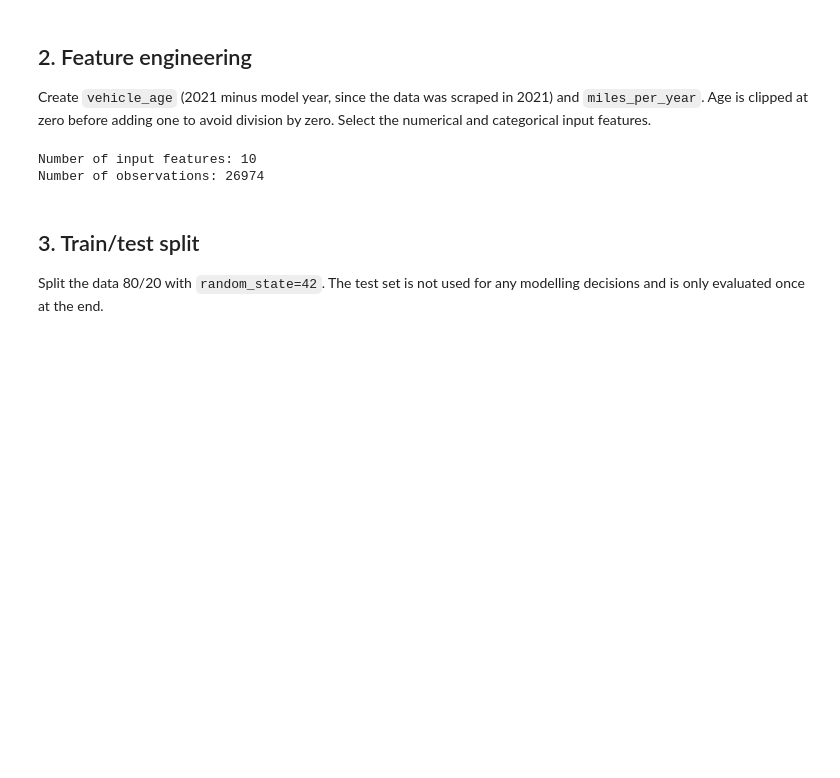
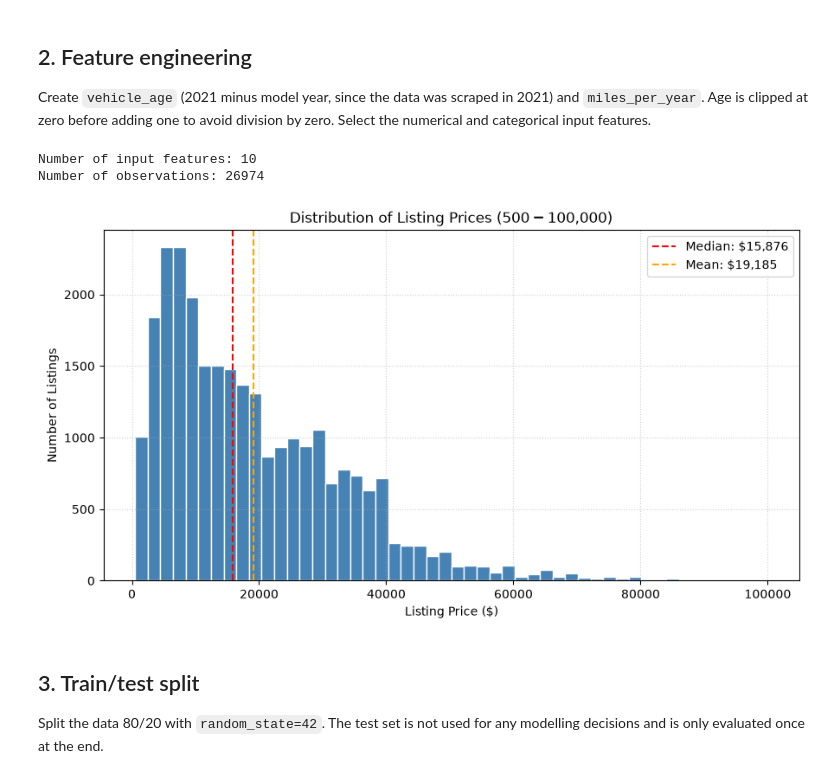
Before and after one commit to Fergus1101/CT4101-Craigslist-Car-Price-Prediction, a Jupyter notebook: notebooks/03_model_comparison_and_evaluation.ipynb, the cells around one changed output. Saved outputs shown, nothing was run; the diff lists cells and outputs as text; code cells hidden in the pictures; blank space fills up the shorter version.

Commit message:
adding historgram to see distribution of vehicle prices after cleaning

```diff
--- a/notebooks/03_model_comparison_and_evaluation.ipynb
+++ b/notebooks/03_model_comparison_and_evaluation.ipynb
@@ -90,6 +90,23 @@ print(f"Number of observations: {X.shape[0]}")
 # %% [output]
 Number of input features: 10
 Number of observations: 26974
+# %%
+# Distribution of listing prices after filtering
+plt.figure(figsize=(9, 5))
+plt.hist(df_clean['price'], bins=50, color='steelblue', edgecolor='white')
+plt.axvline(df_clean['price'].median(), color='red', linestyle='--', linewidth=1.5,
+            label=f"Median: ${df_clean['price'].median():,.0f}")
+plt.axvline(df_clean['price'].mean(), color='orange', linestyle='--', linewidth=1.5,
+            label=f"Mean: ${df_clean['price'].mean():,.0f}")
+plt.xlabel("Listing Price ($)")
+plt.ylabel("Number of Listings")
+plt.title("Distribution of Listing Prices ($500 - $100,000)")
+plt.legend()
+plt.grid(True, linestyle=':', alpha=0.6)
+plt.tight_layout()
+plt.show()
+# %% [output]
+[figure, added]
 # %% [markdown]
 ## 3. Train/test split
 Split the data 80/20 with `random_state=42`. The test set is not used for any modelling decisions and is only evaluated once at the end.
```
